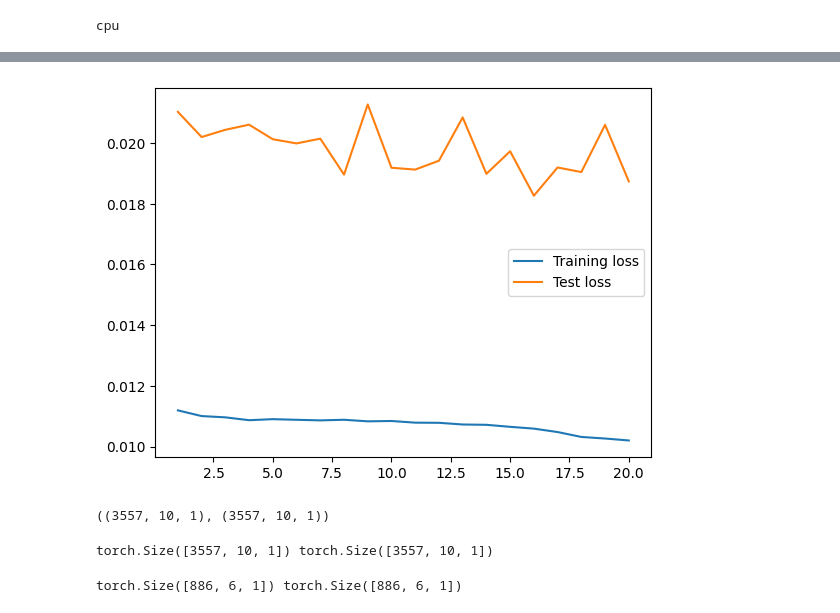
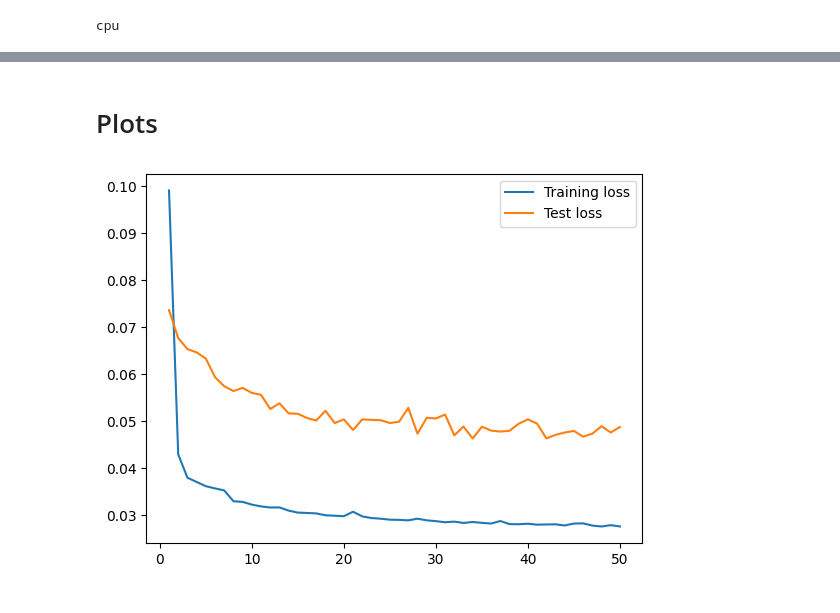
Before and after one commit to nabinhere/Load-Forecasting, a Jupyter notebook: torch_lstm_forecast_multi_input.ipynb, the cells around one changed output, grey strips where cells are left out. Cells and saved outputs as stored; diff of their text form; code cells hidden in the pictures.

```diff
--- a/torch_lstm_forecast_multi_input.ipynb
+++ b/torch_lstm_forecast_multi_input.ipynb
@@ -51,4 +74,5 @@ df
 # %%
 df.drop(['Time', 'Phase_A (W)', 'Phase_B (W)', 'Phase_C (W)'], axis=1, inplace=True)
+df.drop(['Sunday', 'Monday', 'Tuesday', 'Wednesday', 'Thursday', 'Friday', 'Saturday'], axis=1, inplace=True)
 df
 # %% [output]
@@ -147,9 +223,9 @@ torch.Size([892, 9]) torch.Size([892, 1])
 # %%
-batch_size = 16
-train_dataset = torch.utils.data.TensorDataset(X_train_tensor, y_train_tensor)
+batch_size = 32
+train_dataset = torch.utils.data.TensorDataset(X_train, y_train)
 train_loader = torch.utils.data.DataLoader(train_dataset, batch_size = batch_size, shuffle=True)
 
-test_dataset = torch.utils.data.TensorDataset(X_test_tensor, y_test_tensor)
+test_dataset = torch.utils.data.TensorDataset(X_test, y_test)
 test_loader = torch.utils.data.DataLoader(test_dataset, batch_size = batch_size, shuffle=False)
 # %%
 for x, y in train_loader:
@@ -174,9 +252,9 @@ print(device)
 # %% [output]
 cpu
 # %%
-input_size = 9
+input_size = 5
 num_layers = 1
-hidden_size = 28
+hidden_size = 64
 output_size = 1
 
 model = LSTM(input_size, hidden_size, num_layers).to(device)
@@ -192,43 +272,49 @@ LSTM(
 # %%
-num_epochs = 20
+num_epochs = 50
+train_loss_hist =[]
+test_loss_hist =[]
 train_mape_hist = []
 test_mape_hist = []
 
 for epoch in range(num_epochs):
   total_loss = 0.0
-  train_error_tensor = torch.tensor([], dtype=torch.float32)
+  total_mape = 0.0
 
   model.train()
   for batch_X, batch_y in train_loader:
     batch_X, batch_y = batch_X.to(device), batch_y.to(device)
     predictions = model(batch_X)
     loss = loss_fn(predictions, batch_y)
-    error_tensor = (batch_y - predictions)*100.0/batch_y
-    train_error_tensor = torch.cat((train_error_tensor, torch.abs(error_tensor)))
 
     optimizer.zero_grad()
     loss.backward()
     optimizer.step()
 
     total_loss += loss.item()
+    total_mape += torch.mean(torch.abs((predictions - batch_y)/(batch_y+1e-8))*100.0)
 
   average_loss = total_loss / len(train_loader)
-  # average_train_mape = int(train_error_tensor.mean())
-  # train_mape_hist.append(average_train_mape)
+  train_loss_hist.append(average_loss)
+  average_mape = total_mape / (len(train_loader))
+  train_mape_hist.append(average_mape)
 
+  # Validation on test data
   model.eval()
   with torch.no_grad():
     total_test_loss = 0.0
-    test_error_tensor = torch.tensor([], dtype=torch.float32)
+    total_test_mape = 0.0
 
     for batch_X_test, batch_y_test in test_loader:
       batch_X_test, batch_y_test = batch_X_test.to(device), batch_y_test.to(device)
       predictions_test = model(batch_X_test)
       test_loss = loss_fn(predictions_test, batch_y_test)
-      error_tensor = (batch_y_test - predictions_test)*100.0/batch_y_test
-      test_error_tensor = torch.cat((test_error_tensor, torch.abs(error_tensor)))
+
       total_test_loss += test_loss.item()
+      total_test_mape += torch.mean(torch.abs((predictions_test - batch_y_test)/(batch_y_test+1e-8))*100.0)
 
     average_test_loss = total_test_loss / len(test_loader)
-    # average_test_mape = int(test_error_tensor.mean())
-    # test_mape_hist.append(average_test_mape)
+    test_loss_hist.append(average_test_loss)
+    average_test_mape = total_test_mape / (len(test_loader))
+    test_mape_hist.append(average_test_mape)
+
+    print(f'Epoch [{epoch+1}/{num_epochs}] - Training Loss: {average_loss:.4f}, Test Loss: {average_test_loss:.4f}')
@@ -295,39 +379,10 @@ IndentationError: unindent does not match any outer indentation level (<tokenize
+# %% [markdown]
+# Plots
 # %%
 x = np.linspace(1,num_epochs,num_epochs)
-plt.plot(x,train_hist,scalex=True, label="Training loss")
-plt.plot(x, test_hist, label="Test loss")
+plt.plot(x,train_loss_hist,scalex=True, label="Training loss")
+plt.plot(x, test_loss_hist, label="Test loss")
 plt.legend()
 plt.show()
 # %% [output]
-[figure, old version]
+[figure, new version]
-# %%
-sequence_length = 10
-X_train, y_train = [], []
-for i in range(len(scaled_train)-sequence_length):
-  X_train.append(scaled_train[i:i+sequence_length])
-  y_train.append(scaled_train[i+1:i+sequence_length+1])
-
-X_train, y_train = np.array(X_train), np.array(y_train)
-
-X_train.shape, y_train.shape
-# %% [output]
-((3557, 10, 1), (3557, 10, 1))
-# %%
-X_train = torch.tensor(X_train, dtype=torch.float32)
-y_train = torch.tensor(y_train, dtype=torch.float32)
-print(X_train.shape, y_train.shape)
-# %% [output]
-torch.Size([3557, 10, 1]) torch.Size([3557, 10, 1])
-# %%
-sequence_length = 6
-X_test, y_test = [], []
-for i in range(len(scaled_test)-sequence_length):
-  X_test.append(scaled_test[i:i+sequence_length])
-  y_test.append(scaled_test[i+1:i+sequence_length+1])
-X_test, y_test = np.array(X_test), np.array(y_test)
-
-X_test = torch.tensor(X_test, dtype=torch.float32)
-y_test = torch.tensor(y_test, dtype=torch.float32)
-print(X_test.shape, y_test.shape)
-# %% [output]
-torch.Size([886, 6, 1]) torch.Size([886, 6, 1])
```
Also changed, not shown: parts of 36 cells of this notebook.
